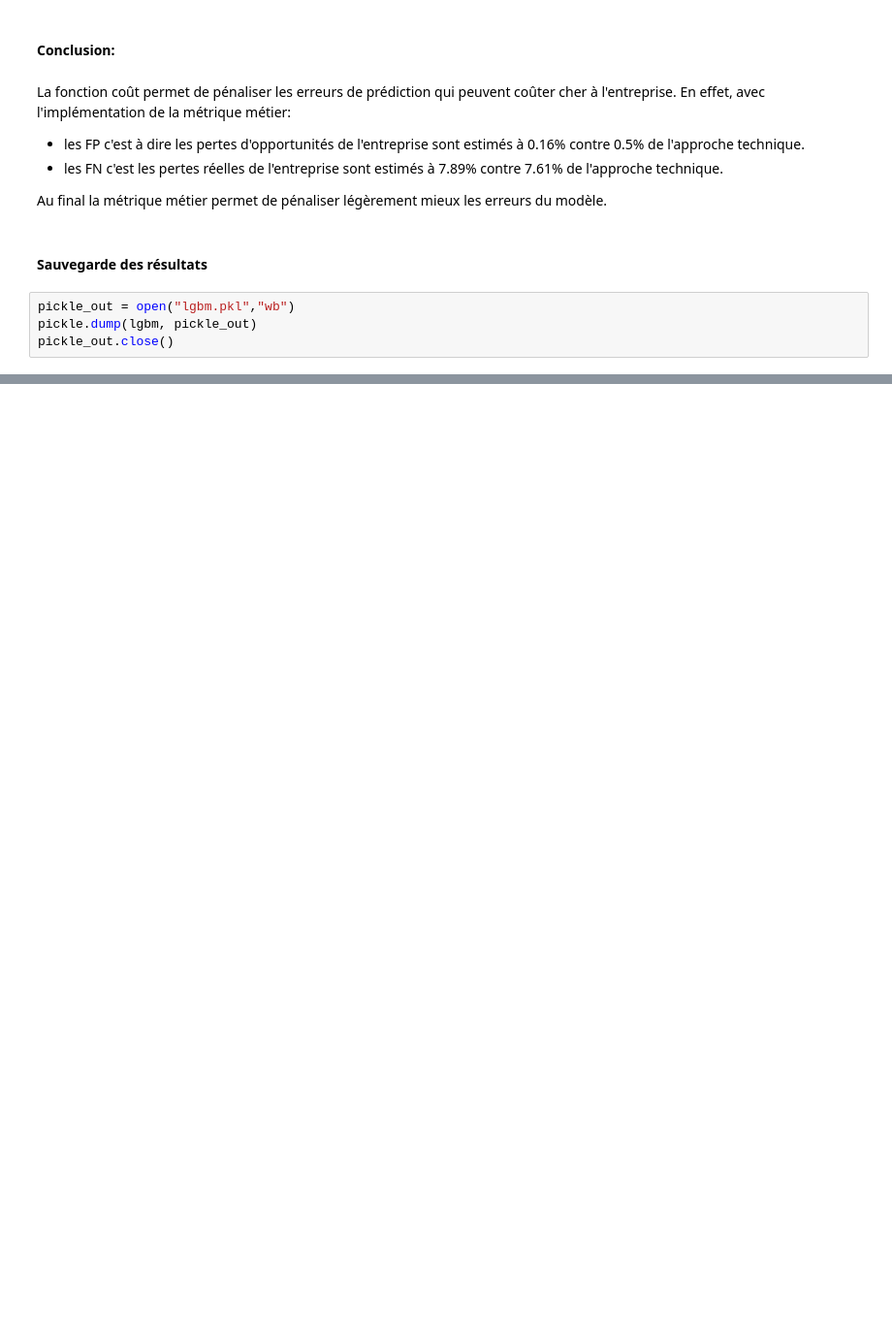
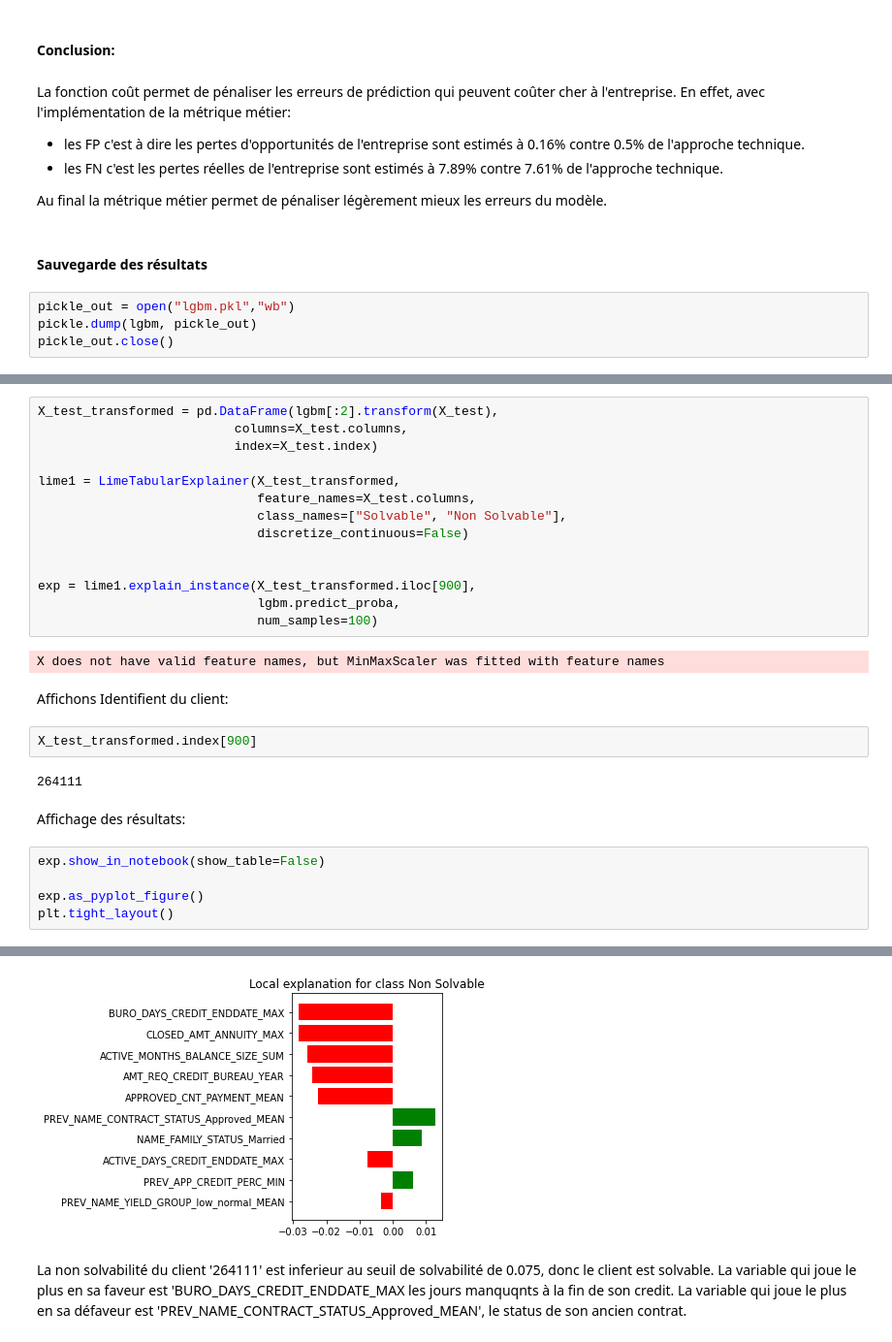
Before and after one commit to olivierkayyong/OpenClassrooms_projet_7-, a Jupyter notebook: dossier_code/P7_Processing&Modelling.ipynb, the cells around one changed output, grey strips where cells are left out. Shown at 97% size. Cells and saved outputs as stored; diff of their text form; blank space fills up the shorter version.

```diff
--- a/dossier_code/P7_Processing&Modelling.ipynb
+++ b/dossier_code/P7_Processing&Modelling.ipynb
@@ -1372,0 +1452,30 @@ pickle_out.close()
+# %%
+X_test_transformed = pd.DataFrame(lgbm[:2].transform(X_test),
+                          columns=X_test.columns,
+                          index=X_test.index)
+
+lime1 = LimeTabularExplainer(X_test_transformed,
+                             feature_names=X_test.columns,
+                             class_names=["Solvable", "Non Solvable"],
+                             discretize_continuous=False)
+
+
+exp = lime1.explain_instance(X_test_transformed.iloc[900],
+                             lgbm.predict_proba,
+                             num_samples=100)
+# %% [output]
+X does not have valid feature names, but MinMaxScaler was fitted with feature names
+# %% [markdown]
+Affichons Identifient du client:
+# %%
+X_test_transformed.index[900]
+# %% [output]
+264111
+# %% [markdown]
+Affichage des résultats:
+# %%
+exp.show_in_notebook(show_table=False)
+
+exp.as_pyplot_figure()
+plt.tight_layout()
+# %% [output]
@@ -1372,0 +1483,3 @@ pickle_out.close()
+[figure, added]
+# %% [markdown]
+La non solvabilité du client '264111' est inferieur au seuil de solvabilité de 0.075, donc le client est  solvable. La variable qui joue le plus en sa faveur est 'BURO_DAYS_CREDIT_ENDDATE_MAX les jours manquqnts à la fin de son credit. La variable qui joue le plus en sa défaveur est 'PREV_NAME_CONTRACT_STATUS_Approved_MEAN', le status de son ancien contrat.
```
Also changed, not shown: parts of 35 cells of this notebook.
